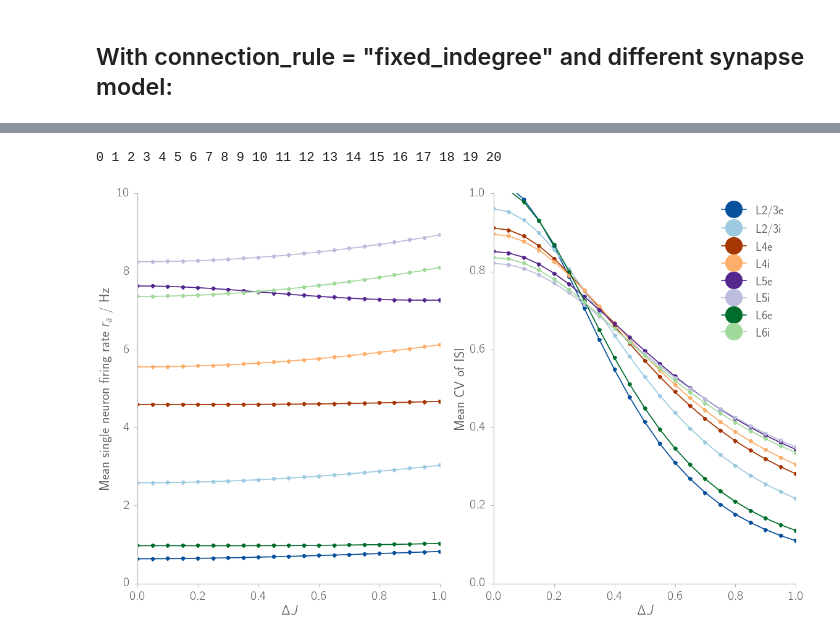
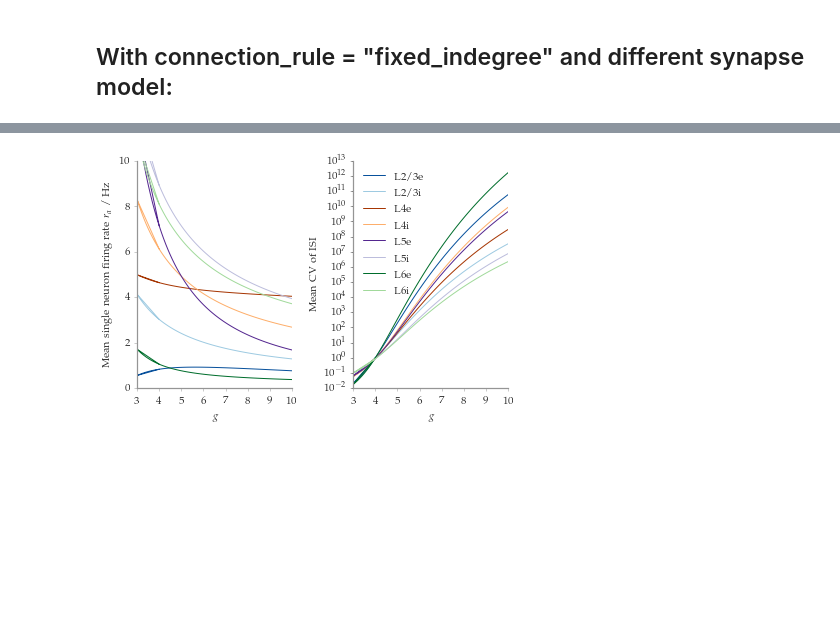
Before and after one commit to frschu/microcircuit, a Jupyter notebook: analysis/compare_sim_mf.ipynb, the cells around one changed output, grey strips where cells are left out. Drawn from its saved outputs; the diff is of its cells as text; code cells hidden in the pictures; blank space fills up the shorter version.

```diff
--- a/analysis/compare_sim_mf.ipynb
+++ b/analysis/compare_sim_mf.ipynb
@@ -57,7 +57,7 @@ def CV_ISI_mf(v0, model=model_class.model()):
     """Coefficient of variation of interspike interval as predicted by Brunel
     """
     from scipy.integrate import dblquad
-    from scipy.special import erf
+    from scipy.special import erf, erfcx
     mu     = model.mu(v0)
     sd     = model.sd(v0)
     lows   = (model.V_r - mu) / sd
@@ -66,15 +66,7 @@ def CV_ISI_mf(v0, model=model_class.model()):
 
     # Double integral
     def func(u, x):
-        if u < -4.0:
-            return np.exp(x**2) * \
-                np.exp(-u**2) / np.sqrt(np.pi) * (u**-2
-                                                    - u**-4
-                                                    + 7.0 * u**-6 / 4.0
-                                                    - 9.0 * u**-8 / 2.0)
-        else:
-            return np.exp(x**2) * np.exp(u**2) * (1. + erf(u))**2
-
+        return np.exp(x**2) * np.exp(-u**2) * erfcx(-u)**2
     gfun = lambda x: -np.inf
     hfun = lambda x: x
     dbl_integral  = np.array([dblquad(func, low, up, gfun, hfun, epsabs=1.49e-08, epsrel=1.49e-08)[0]
@@ -539,66 +450,25 @@ ax.legend(loc="best")
 # %%
-# Data
-sim_spec = "a1.0_t20.4_00"
-data_path = "/export/data-schuessler/data_microcircuit/micro"
-res_file_name = sim_spec + "_res.hdf5"
-path_res_file = os.path.join(data_path, res_file_name)
-(area, t_sim, t_trans, t_measure, dt,
-    populations, layers, types,
-    n_populations, n_layers, n_types) = hf.basic_data(path_res_file)
-
-n = 21
-weight_rel_sds   = np.linspace(0, 1.0, n)
-rates       = np.zeros((n, n_populations))
-cv_isis     = np.zeros((n, n_populations))
-
-neuron_model    = "iaf_psc_exp"
-connection_rule = "fixed_indegree"
-
-
-v_guess_0       = np.array([ 0.6,  2.5,  4. ,  5.6,  8.2,  8. ,  1.6,  7.6])
-root_method='hybr'
-options= {"xtol": 1e-13, "maxfev": 10**3}
-
-for j, weight_rel_sd in enumerate(weight_rel_sds):
-    print(j, end=" ")
-
-    model_micro     = model_class.model(neuron_model=neuron_model,
-                                        connection_rule=connection_rule,
-                                        weight_rel_sd=weight_rel_sd)
-    t_int0      = time.time()
-    rates[j]     = solve_model(model_micro, v_guess_0,
-                              root_method=root_method, options=options)
-    t_int1      = time.time() - t_int0
-    #print("Integration time: %.2f"%(t_int1))
-
-    t_int0      = time.time()
-    cv_isis[j]   = CV_ISI_mf(rate_mf, model=model_micro)
-    t_int1      = time.time() - t_int0
-    #print("CV calc time: %.2f"%(t_int1))
-
-
+# Plotting
 fig = plt.figure()
-
 ax1 = hf.add_subplot(fig, n_rows_cols=(1, 2), index_row_col=(0, 0), rowspan=1, colspan=1)
 ax2 = hf.add_subplot(fig, n_rows_cols=(1, 2), index_row_col=(0, 1), rowspan=1, colspan=1)
 
 for i, population in enumerate(populations):
-    ax1.plot(weight_rel_sds, rates[:, i], '-o', color=colors[i],
+    ax1.plot(gs, rates[:, i], linestyle='-', color=colors[i],
         label=hf.rlbl(population))
-    ax2.plot(weight_rel_sds, cv_isis[:, i], '-o', color=colors[i],
+    ax2.plot(gs, cv_isis[:, i], linestyle='-',  color=colors[i],
         label=hf.rlbl(population))
-
 
 ax1.set_ylabel("Mean single neuron firing rate $r_a$ / Hz")
 ax1.set_ylim(0, 10)
 
-ax2.set_ylabel("Mean CV of ISI")
-ax2.set_ylim(0, 1)
+ax2.set_ylabel("CV of ISI")
+ax2.set_yscale("log")
+#ax2.set_ylim(ax2.get_ylim()[0], 100)
 ax2.legend(loc="best")
 
 for ax in fig.axes:
-    ax.set_xlabel("$\Delta J$")
+    ax.set_xlabel("$g$")
     style.fixticks(ax)
 # %% [output]
-0 1 2 3 4 5 6 7 8 9 10 11 12 13 14 15 16 17 18 19 20
-[figure, old version]
+[figure, new version]
```
Also changed, not shown: parts of 16 cells of this notebook, 13 other files.
